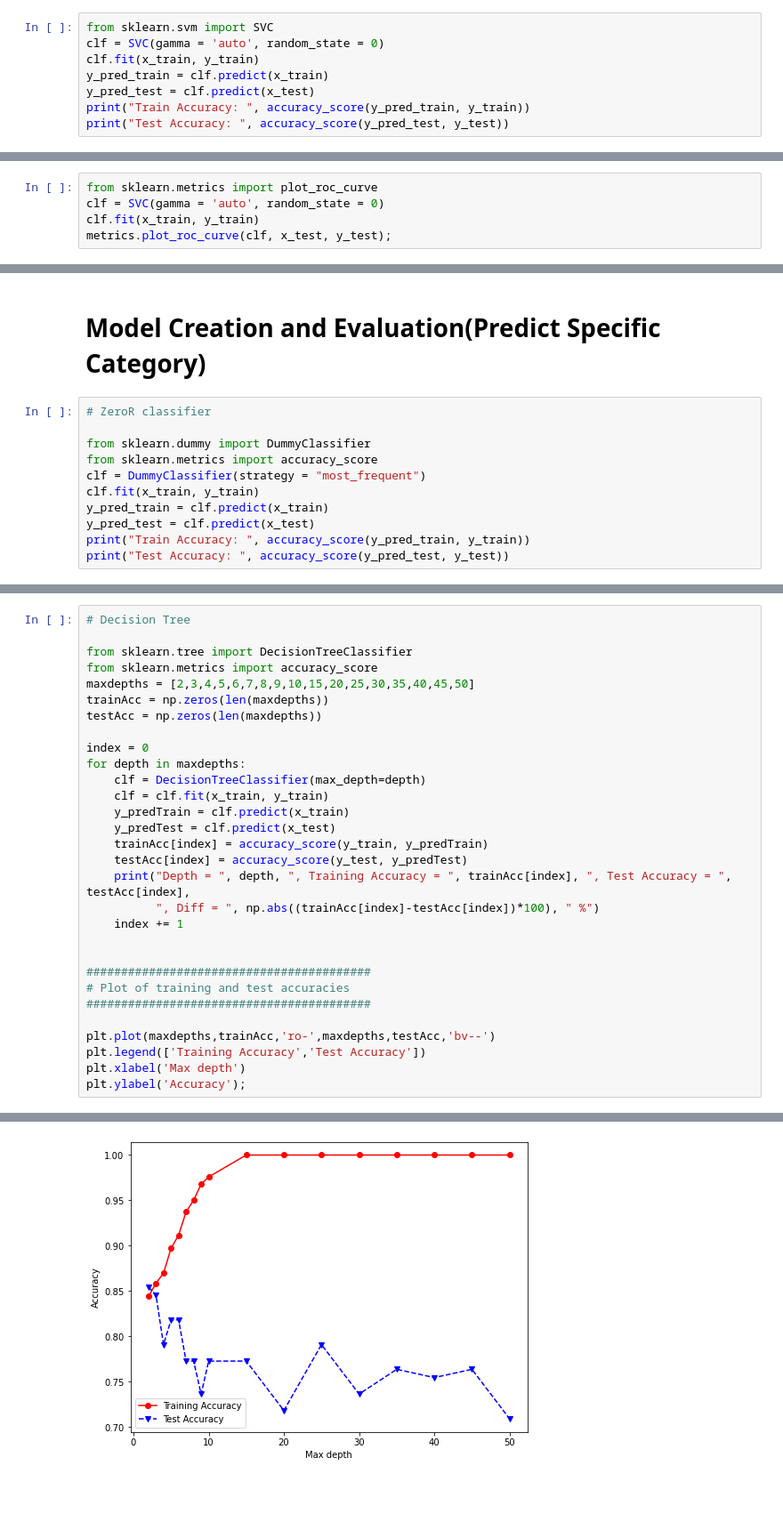
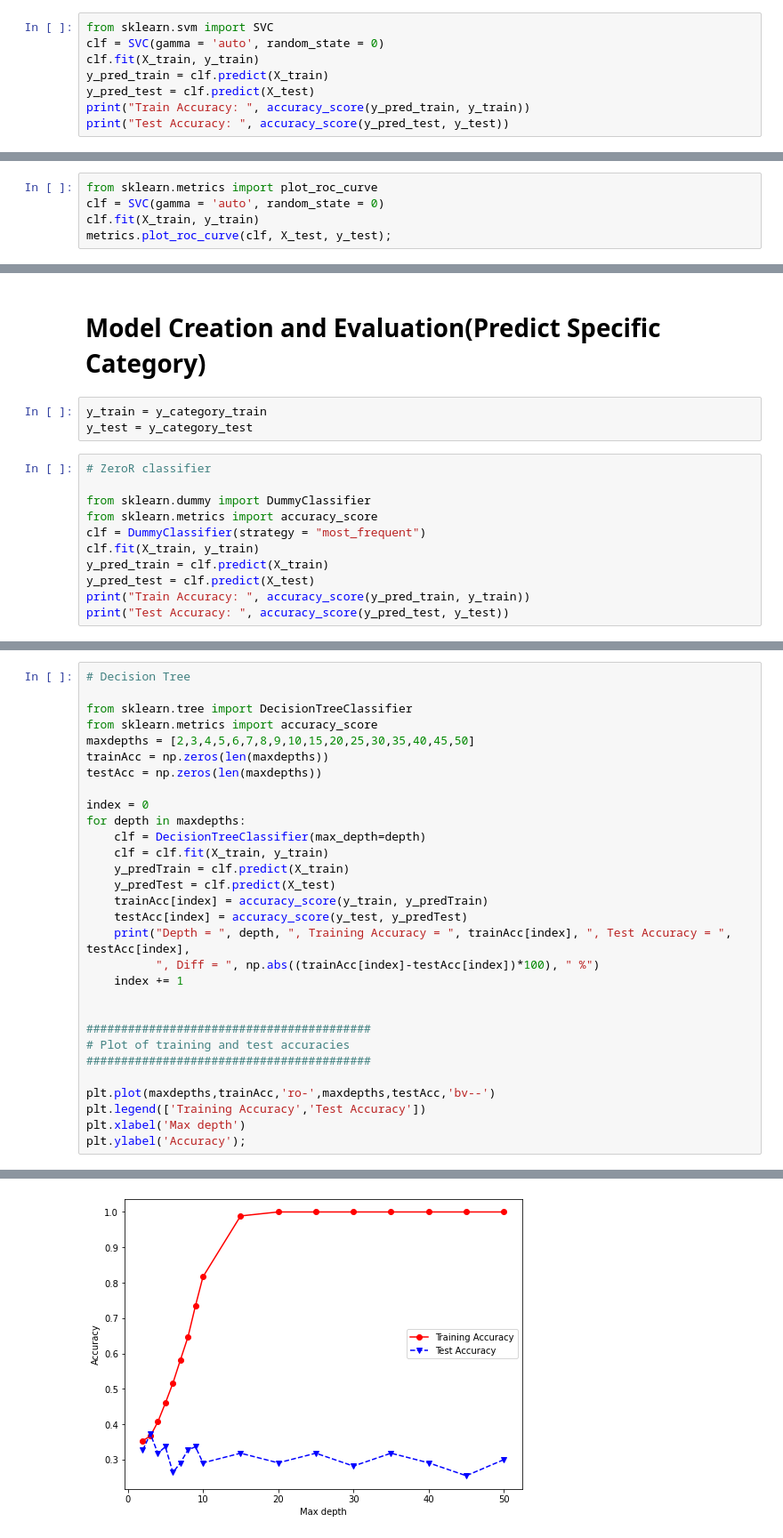
Before and after one commit to Jaber-Al-Siam/Lifestyle-and-Depression-Among-University-Students, a Jupyter notebook: Depression.ipynb, the cells around one changed output, grey strips where cells are left out. Shown at 89% size. Cells and saved outputs as stored; diff of their text form; blank space fills up the shorter version.

```diff
--- a/Depression.ipynb
+++ b/Depression.ipynb
@@ -610,9 +620,9 @@ Test Accuracy:  0.8363636363636363
 # %%
 from sklearn.svm import SVC
 clf = SVC(gamma = 'auto', random_state = 0)
-clf.fit(x_train, y_train)
-y_pred_train = clf.predict(x_train)
-y_pred_test = clf.predict(x_test)
+clf.fit(X_train, y_train)
+y_pred_train = clf.predict(X_train)
+y_pred_test = clf.predict(X_test)
 print("Train Accuracy: ", accuracy_score(y_pred_train, y_train))
 print("Test Accuracy: ", accuracy_score(y_pred_test, y_test))
 # %% [output]
@@ -643,7 +653,7 @@ weighted avg      0.715     0.845     0.775       110
 # %%
 from sklearn.metrics import plot_roc_curve
 clf = SVC(gamma = 'auto', random_state = 0)
-clf.fit(x_train, y_train)
-metrics.plot_roc_curve(clf, x_test, y_test);
+clf.fit(X_train, y_train)
+metrics.plot_roc_curve(clf, X_test, y_test);
 # %% [output]
 [figure]
@@ -880,14 +660,17 @@ x_test.head()
 # %% [markdown]
 # Model Creation and Evaluation(Predict Specific Category)
+# %%
+y_train = y_category_train
+y_test = y_category_test
 # %%
 # ZeroR classifier
 
 from sklearn.dummy import DummyClassifier
 from sklearn.metrics import accuracy_score
 clf = DummyClassifier(strategy = "most_frequent")
-clf.fit(x_train, y_train)
-y_pred_train = clf.predict(x_train)
-y_pred_test = clf.predict(x_test)
+clf.fit(X_train, y_train)
+y_pred_train = clf.predict(X_train)
+y_pred_test = clf.predict(X_test)
 print("Train Accuracy: ", accuracy_score(y_pred_train, y_train))
 print("Test Accuracy: ", accuracy_score(y_pred_test, y_test))
 # %% [output]
@@ -905,9 +688,9 @@ testAcc = np.zeros(len(maxdepths))
 index = 0
 for depth in maxdepths:
     clf = DecisionTreeClassifier(max_depth=depth)
-    clf = clf.fit(x_train, y_train)
-    y_predTrain = clf.predict(x_train)
-    y_predTest = clf.predict(x_test)
+    clf = clf.fit(X_train, y_train)
+    y_predTrain = clf.predict(X_train)
+    y_predTest = clf.predict(X_test)
     trainAcc[index] = accuracy_score(y_train, y_predTrain)
     testAcc[index] = accuracy_score(y_test, y_predTest)
     print("Depth = ", depth, ", Training Accuracy = ", trainAcc[index], ", Test Accuracy = ", testAcc[index],
@@ -944,4 +727,4 @@ Depth =  50 , Training Accuracy =  1.0 , Test Accuracy =  0.7090909090909091 , D
-[figure, old version]
+[figure, new version]
 # %%
 # KNN with Euclidean Distance Metric
 
```
Also changed, not shown: parts of 65 cells of this notebook.
